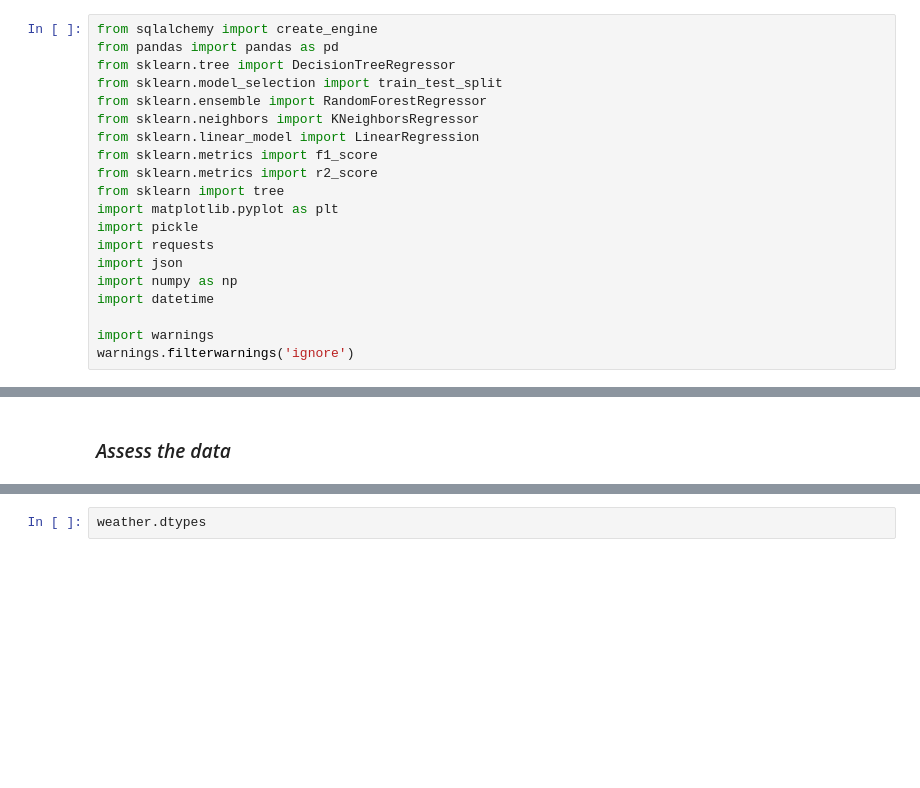
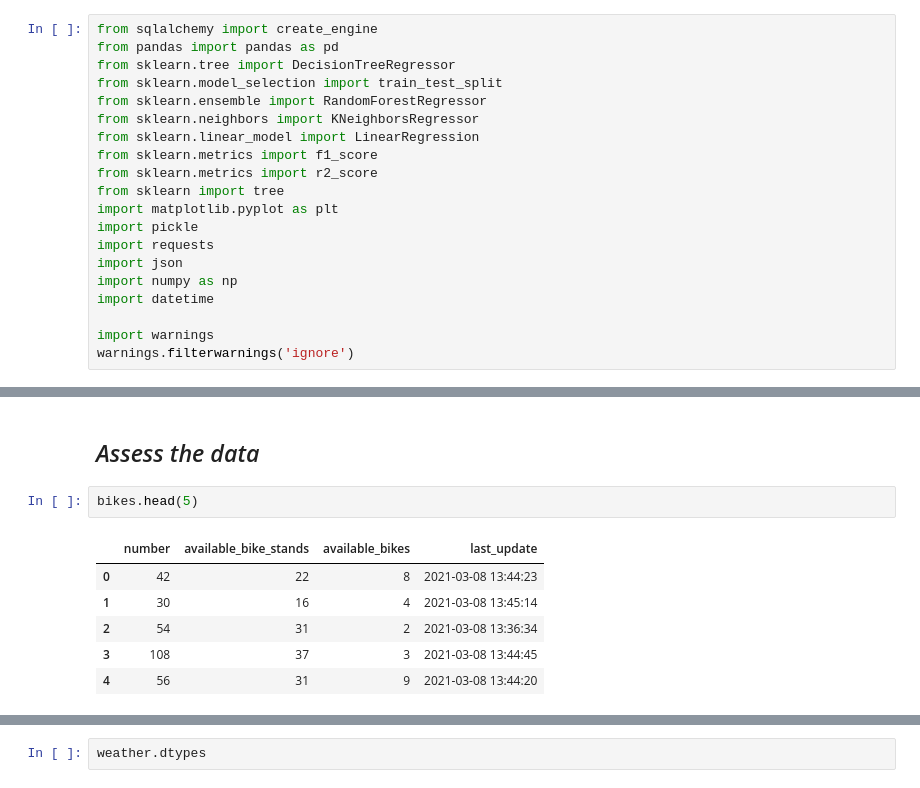
Before and after one commit to LeahE128/wheelieGood, a Jupyter notebook: bikesWeatherModel.ipynb, the cells around one changed output, grey strips where cells are left out. Saved outputs shown, nothing was run; the diff lists cells and outputs as text; blank space fills up the shorter version.

```diff
--- a/bikesWeatherModel.ipynb
+++ b/bikesWeatherModel.ipynb
@@ -83,2 +85,11 @@ static = static_bikes()
 # %% [markdown]
-### _Assess the data_
+## _Assess the data_
+# %%
+bikes.head(5)
+# %% [output]
+|  | number | available_bike_stands | available_bikes | last_update |
+| 0 | 42 | 22 | 8 | 2021-03-08 13:44:23 |
+| 1 | 30 | 16 | 4 | 2021-03-08 13:45:14 |
+| 2 | 54 | 31 | 2 | 2021-03-08 13:36:34 |
+| 3 | 108 | 37 | 3 | 2021-03-08 13:44:45 |
+| 4 | 56 | 31 | 9 | 2021-03-08 13:44:20 |
```
Also changed, not shown: parts of 27 cells of this notebook.
